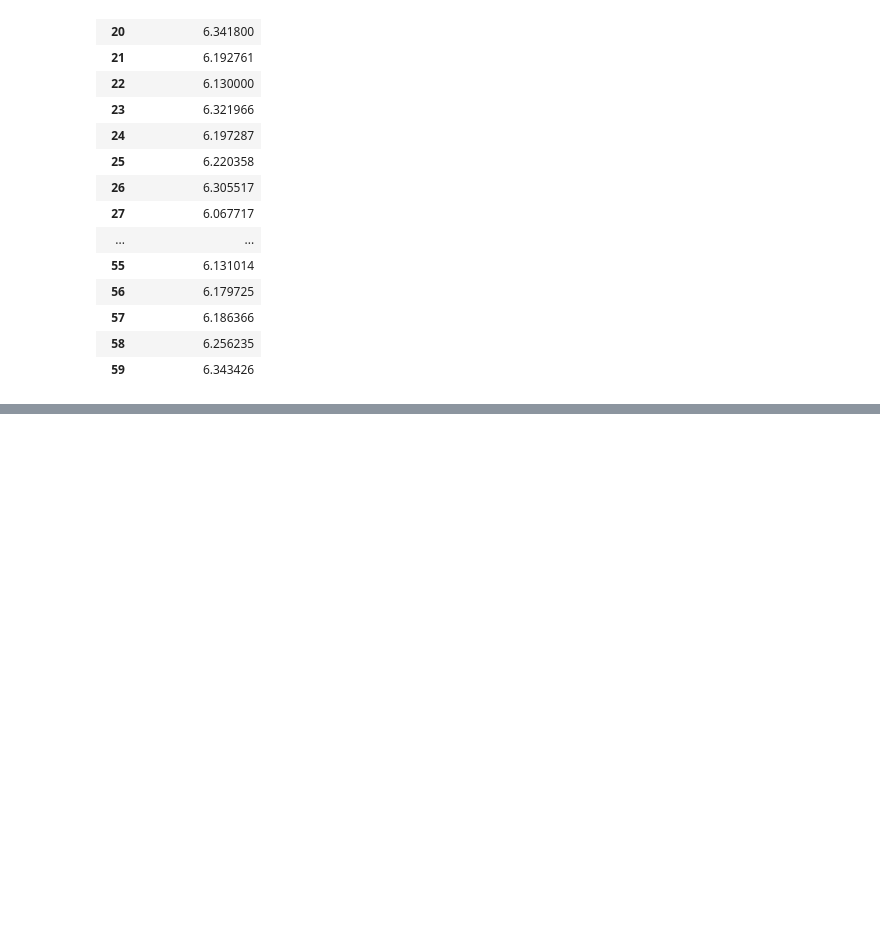
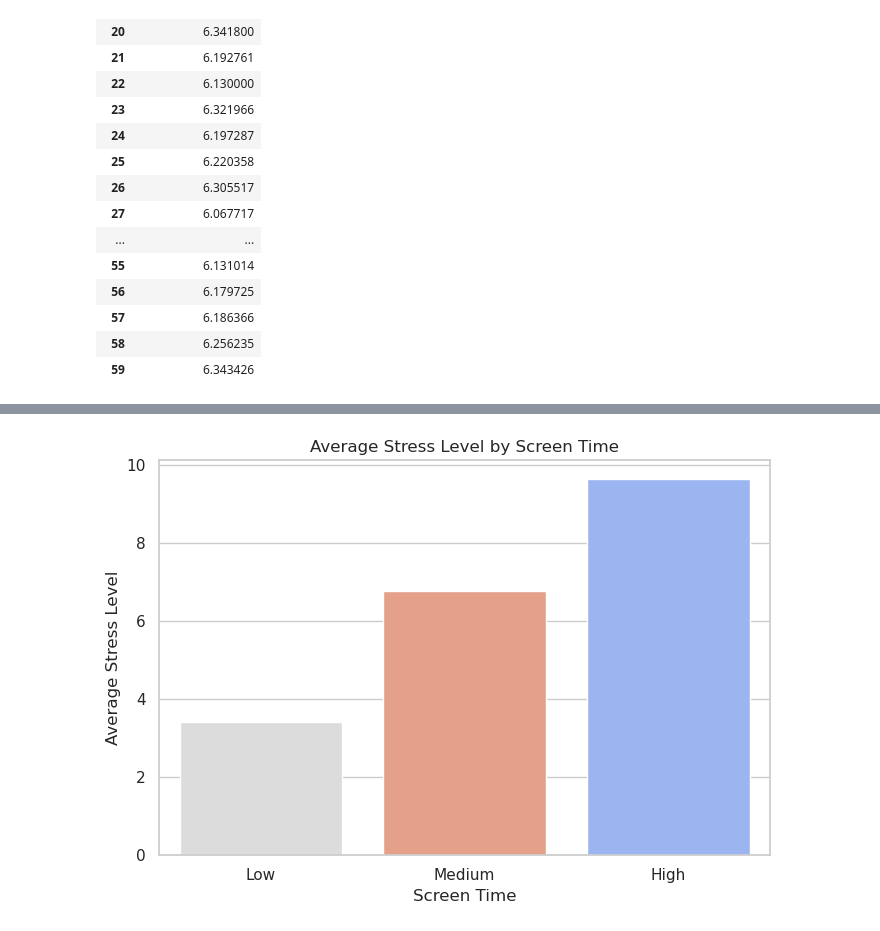
Before and after one commit to danielsj2022/-cis4930-sp26-project-group-2, a Jupyter notebook: CIS_project1.ipynb, the cells around one changed output, grey strips where cells are left out. Drawn from its saved outputs; the diff is of its cells as text; code cells hidden in the pictures; blank space fills up the shorter version.

```diff
--- a/CIS_project1.ipynb
+++ b/CIS_project1.ipynb
@@ -214,0 +235,50 @@ df_update.describe()
+# %%
+import matplotlib.pyplot as plt
+import seaborn as sns
+import numpy as np
+import os
+
+sns.set_theme(style="whitegrid")
+
+# Copy dataset
+df_bar = df_update.copy()
+
+# Create categorical feature
+df_bar["screen_time_category"] = np.where(
+    df_bar["daily_screen_time_hours"] < 3, "Low",
+    np.where(df_bar["daily_screen_time_hours"] < 7, "Medium", "High")
+)
+
+
+# Grouping with multiple aggregations
+grouped_screen = df_bar.groupby("screen_time_category")["stress_level"].agg(["mean", "count"])
+grouped_screen = grouped_screen.reset_index()
+order = ["Low", "Medium", "High"]
+
+
+# Plot
+fig, ax = plt.subplots(figsize=(7, 5))
+
+sns.barplot(
+    data=grouped_screen,
+    x="screen_time_category",
+    y="mean",
+    hue="screen_time_category",
+    palette="coolwarm",
+    legend=False,
+    order=order,
+    ax=ax
+)
+ax.set_title("Average Stress Level by Screen Time")
+ax.set_xlabel("Screen Time")
+ax.set_ylabel("Average Stress Level")
+fig.tight_layout()
+
+
+# Save figure
+file_path = os.path.join("figures", "stress_by_screen_time.png")
+fig.savefig(file_path, dpi=300)
+
+plt.show()
+# %% [output]
+[figure, added]
```
Also changed, not shown: parts of 6 cells of this notebook, 3 other files.
